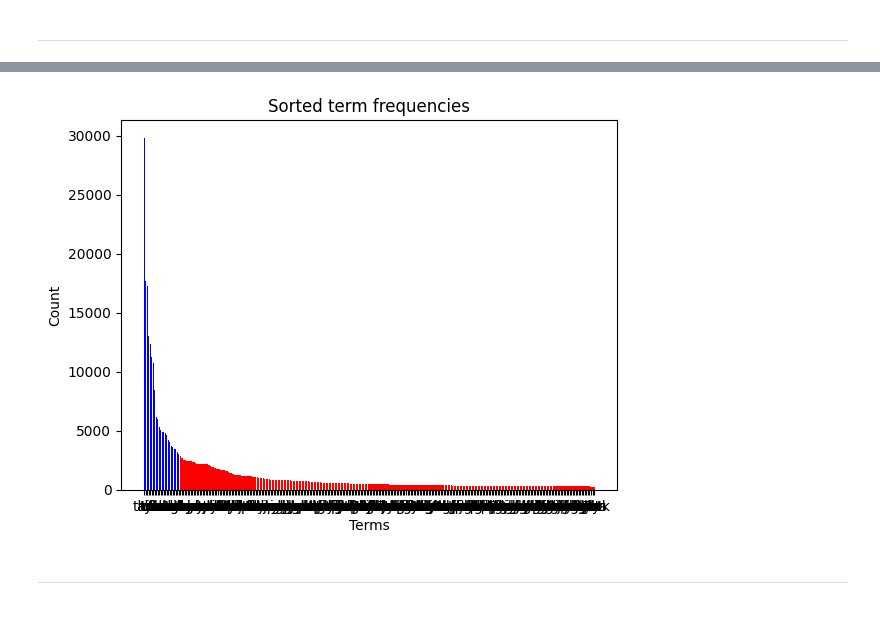
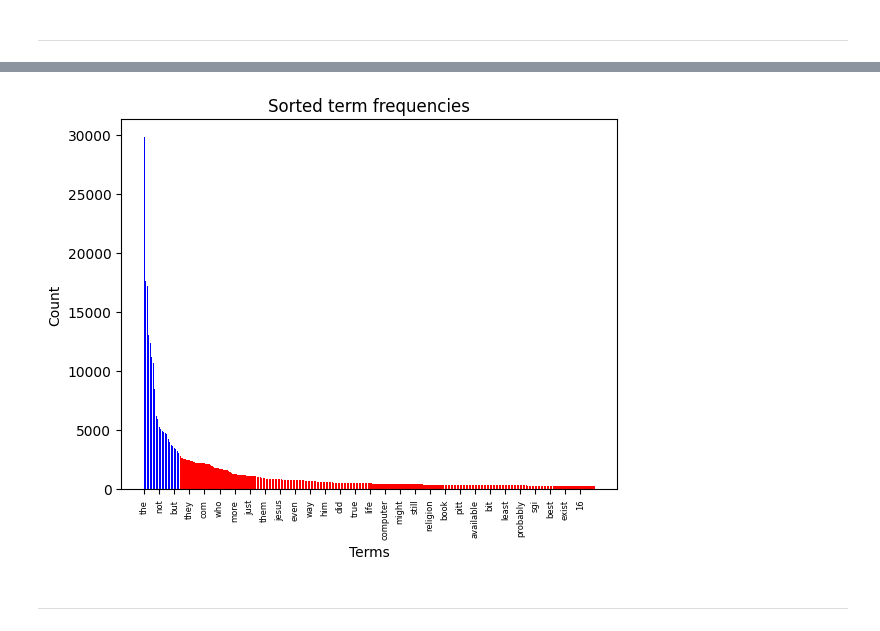
Before and after one commit to Kev-Tan/DM2025-Lab1-Exercise, a Jupyter notebook: DM2025-Lab1-Master.ipynb, the cells around one changed output, grey strips where cells are left out. Drawn from its saved outputs; the diff is of its cells as text; code cells hidden in the pictures.

```diff
--- a/DM2025-Lab1-Master.ipynb
+++ b/DM2025-Lab1-Master.ipynb
@@ -1249,19 +1267,24 @@ Additionally, you can attempt to sort the terms on the `x-axis` by frequency ins
 # %%
 # Answer here
 sorted_idx = np.argsort(term_frequencies)[::-1]
+
+#Only for the first 300 terms
 sorted_y = np.array(term_frequencies)[sorted_idx][:300]
 sorted_x = np.array(count_vect.get_feature_names_out())[sorted_idx][:300]
 
 limit = 3000
 colors = ["blue" if i > limit else "red" for i in sorted_y]
 
 plt.bar(sorted_x, sorted_y, color=colors)
+#Every 10th term on x-axis is labelled to prevent overcrowding and labels overlapping
+xticks = range(0, len(sorted_x), 10)
+plt.xticks(xticks, [sorted_x[i] for i in xticks], rotation=90, fontsize=6)
 plt.title("Sorted term frequencies")
 plt.xlabel("Terms")
 plt.ylabel("Count")
 plt.show()
 # %% [output]
-[figure, old version]
+[figure, new version]
 # %% [markdown]
 ---
 # %% [markdown]
```
Also changed, not shown: parts of 9 cells of this notebook, 1 other file.
